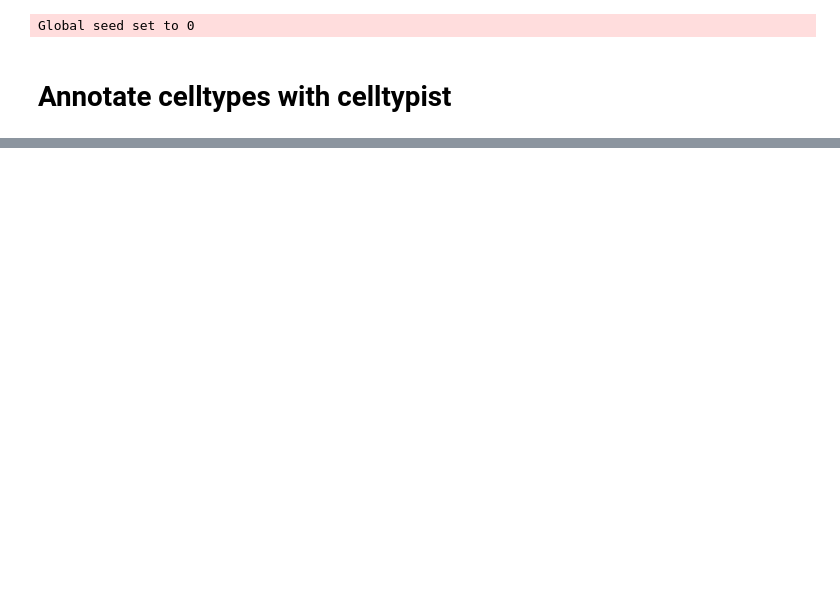
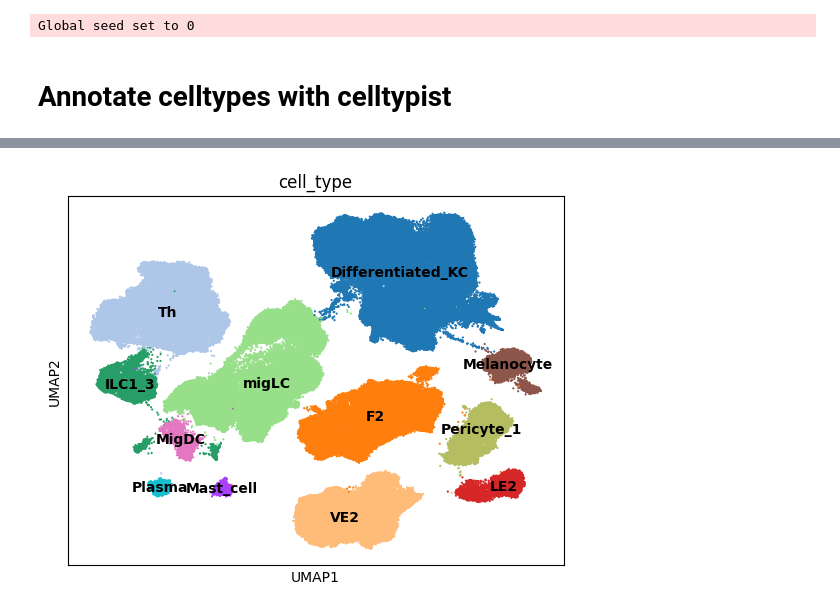
Before and after one commit to menchelab/Neuwirth_Malzl_et_al_2024, a Jupyter notebook: notebooks/prepare_cellchat.ipynb, the cells around one changed output, grey strips where cells are left out. Saved outputs shown, nothing was run; the diff lists cells and outputs as text; code cells hidden in the pictures; blank space fills up the shorter version.

```diff
--- a/notebooks/prepare_cellchat.ipynb
+++ b/notebooks/prepare_cellchat.ipynb
@@ -11,7 +11,7 @@ Global seed set to 0
 # Annotate celltypes with celltypist
 # %%
 adata = sc.read_h5ad(
-    '../data/skin_inflammatory_disease.full.integrated.clustered.h5ad'
+    '../data/tissue.scps.integrated.clustered.h5ad'
 )
 adata
 # %% [output]
@@ -24,0 +32,9 @@ AnnData object with n_obs × n_vars = 332546 × 4000
+# %%
+obs = adata.obs.copy()
+var = adata.raw.var.copy()
+bdata = ad.AnnData(
+    X = adata.raw.X,
+    obs = obs,
+    var = var,
+    dtype = np.int64
+)
@@ -41,7 +77,15 @@ predictions = ct.annotate(
 # %%
-bdata = predictions.to_adata()
-sc.pl.umap(
-    bdata,
-    color = 'majority_voting'
-)
+cdata = predictions.to_adata()
+# %%
+adata.obs['cell_type'] = cdata.obs.majority_voting
+# %%
+%matplotlib inline
+sc.pl.umap(
+    adata,
+    color = 'cell_type',
+    legend_loc = 'on data',
+    size = 10
+)
+# %% [output]
+[figure, added]
 # %%
```
Also changed, not shown: parts of 9 cells of this notebook, 2 other files.
